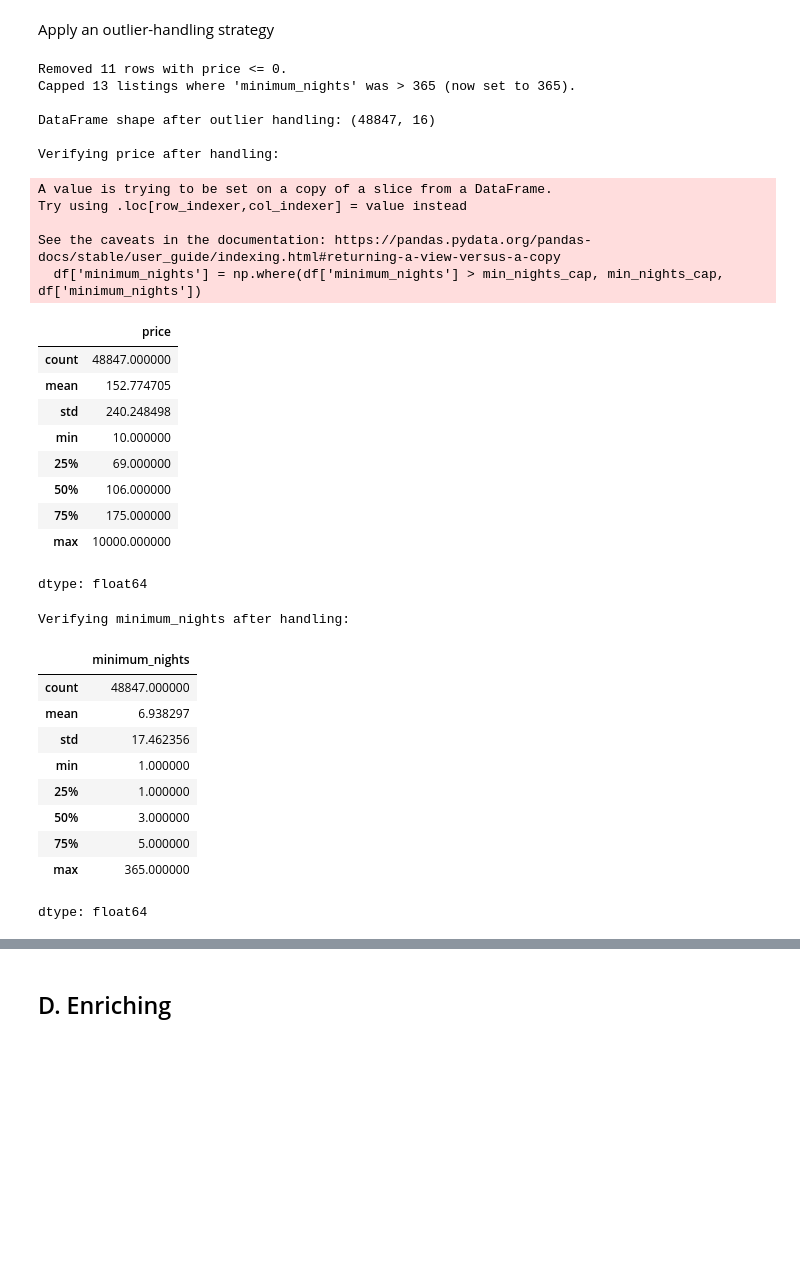
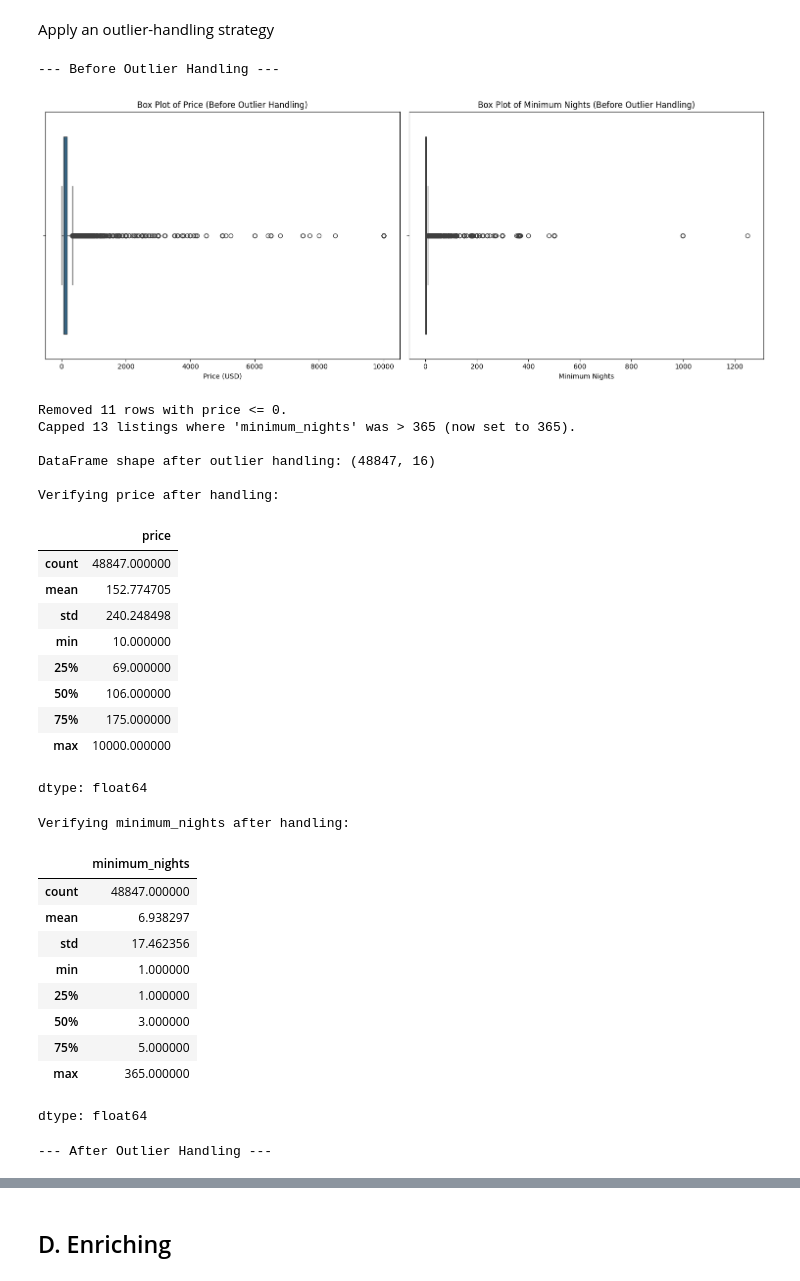
Before and after one commit to albertocj1/CCDATSCL_EXERCISES_COM221, a Jupyter notebook: Exercise1.ipynb, the cells around one changed output, grey strips where cells are left out. Drawn from its saved outputs; the diff is of its cells as text; code cells hidden in the pictures; blank space fills up the shorter version.

```diff
--- a/Exercise1.ipynb
+++ b/Exercise1.ipynb
@@ -357,39 +356,75 @@ dtype: int64
 # %% [markdown]
 Apply an outlier-handling strategy
 # %%
+import matplotlib.pyplot as plt
+import seaborn as sns
+import numpy as np
+
+# Before Outlier Handling Plots
+print("\n--- Before Outlier Handling ---")
+plt.figure(figsize=(15, 6))
+
+plt.subplot(1, 2, 1) # 1 row, 2 columns, first plot
+sns.boxplot(x=df['price'])
+plt.title('Box Plot of Price (Before Outlier Handling)')
+plt.xlabel('Price (USD)')
+
+plt.subplot(1, 2, 2) # 1 row, 2 columns, second plot
+sns.boxplot(x=df['minimum_nights'])
+plt.title('Box Plot of Minimum Nights (Before Outlier Handling)')
+plt.xlabel('Minimum Nights')
+
+plt.tight_layout()
+plt.show()
+
 # 1. Handle invalid prices (price <= 0)
 initial_rows = df.shape[0]
 df = df[df['price'] > 0]
 print(f"Removed {initial_rows - df.shape[0]} rows with price <= 0.")
 
 # 2. Cap outliers in 'minimum_nights'
 # A common strategy is to cap at a reasonable upper bound, e.g., 365 days (1 year)
 # Values significantly above this might be data entry errors or highly unusual long-term rentals
 min_nights_cap = 365
 outlier_min_nights_count = (df['minimum_nights'] > min_nights_cap).sum()
 df['minimum_nights'] = np.where(df['minimum_nights'] > min_nights_cap, min_nights_cap, df['minimum_nights'])
 print(f"Capped {outlier_min_nights_count} listings where 'minimum_nights' was > {min_nights_cap} (now set to {min_nights_cap}).")
 
 print("\nDataFrame shape after outlier handling:", df.shape)
 
 # Verify changes
 print("\nVerifying price after handling:")
 display(df['price'].describe())
 
 print("\nVerifying minimum_nights after handling:")
 display(df['minimum_nights'].describe())
+
+
+# After Outlier Handling Plots
+print("\n--- After Outlier Handling ---")
+plt.figure(figsize=(15, 6))
+
+plt.subplot(1, 2, 1) # 1 row, 2 columns, first plot
+sns.boxplot(x=df['price'])
+plt.title('Box Plot of Price (After Outlier Handling)')
+plt.xlabel('Price (USD)')
+
+plt.subplot(1, 2, 2) # 1 row, 2 columns, second plot
+sns.boxplot(x=df['minimum_nights'])
+plt.title('Box Plot of Minimum Nights (After Outlier Handling)')
+plt.xlabel('Minimum Nights')
+
+plt.tight_layout()
+plt.show()
 # %% [output]
-Removed 11 rows with price <= 0.
-Capped 13 listings where 'minimum_nights' was > 365 (now set to 365).
-
-DataFrame shape after outlier handling: (48847, 16)
-
-Verifying price after handling:
+--- Before Outlier Handling ---
+[figure, added]
-A value is trying to be set on a copy of a slice from a DataFrame.
-Try using .loc[row_indexer,col_indexer] = value instead
+Removed 11 rows with price <= 0.
+Capped 13 listings where 'minimum_nights' was > 365 (now set to 365).
 
-See the caveats in the documentation: https://pandas.pydata.org/pandas-docs/stable/user_guide/indexing.html#returning-a-view-versus-a-copy
-  df['minimum_nights'] = np.where(df['minimum_nights'] > min_nights_cap, min_nights_cap, df['minimum_nights'])
+DataFrame shape after outlier handling: (48847, 16)
+
+Verifying price after handling:
 |  | price |
 | count | 48847.000000 |
 | mean | 152.774705 |
@@ -411,3 +446,4 @@ Verifying minimum_nights after handling:
 | 75% | 5.000000 |
 | max | 365.000000 |
 dtype: float64
+--- After Outlier Handling ---
```
Also changed, not shown: parts of 5 cells of this notebook.
